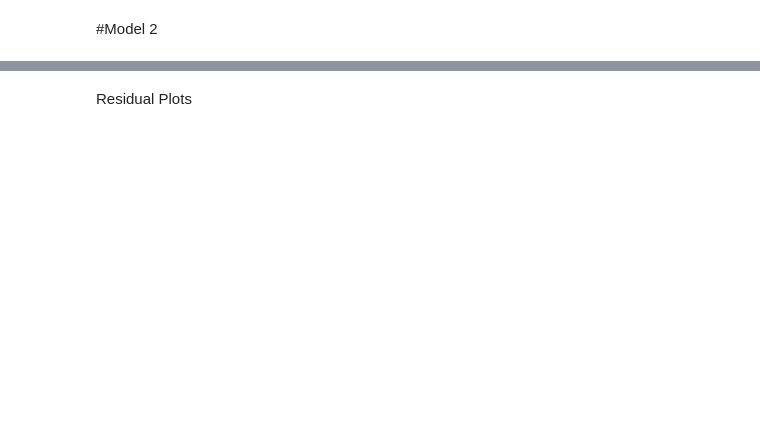
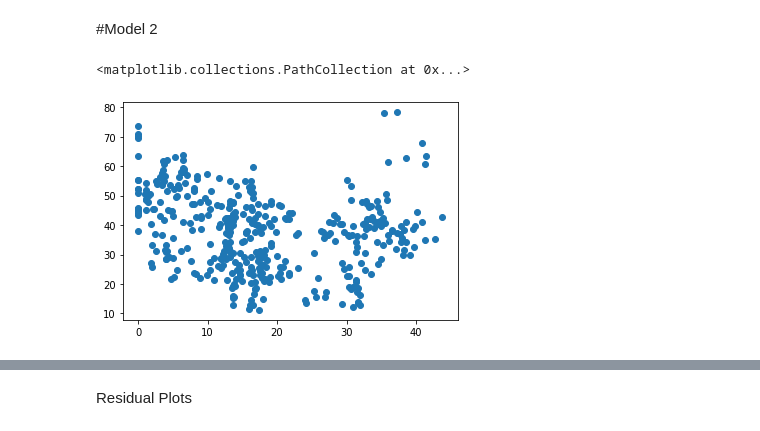
Before and after one commit to rohankavari/MachineLearning, a Jupyter notebook: Linear_regression.ipynb, the cells around one changed output, grey strips where cells are left out. Saved outputs shown, nothing was run; the diff lists cells and outputs as text; code cells hidden in the pictures; blank space fills up the shorter version.

```diff
--- a/Linear_regression.ipynb
+++ b/Linear_regression.ipynb
@@ -94,2 +107,7 @@ plt.plot([df['X6'].min(), df['X6'].max()], [0, 0], linewidth=2)
 # %% [markdown]
 #Model 2
+# %%
+plt.scatter(df['X2'], df['Y'])
+# %% [output]
+<matplotlib.collections.PathCollection at 0x...>
+[figure, added]
```
Also changed, not shown: parts of 76 cells of this notebook.
